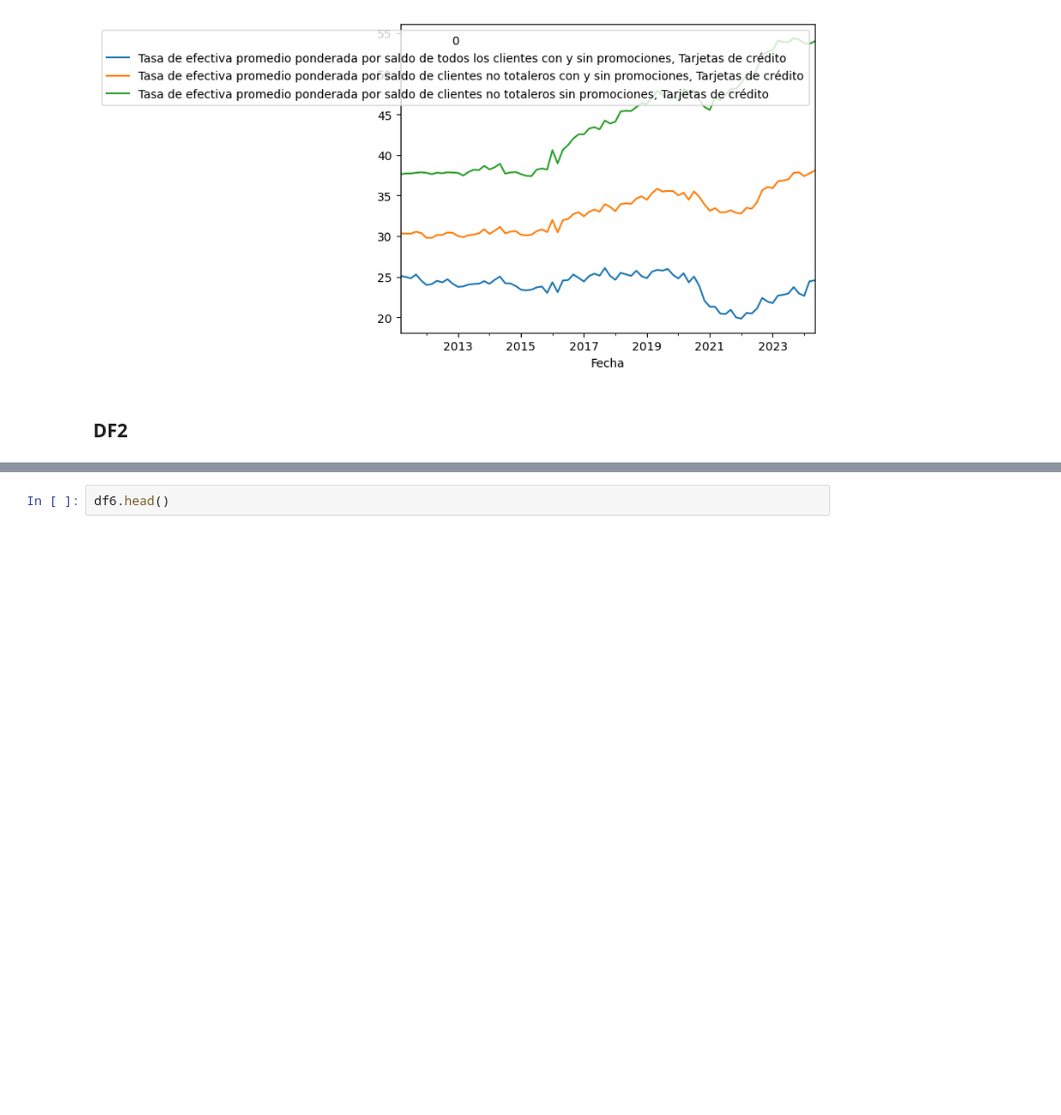
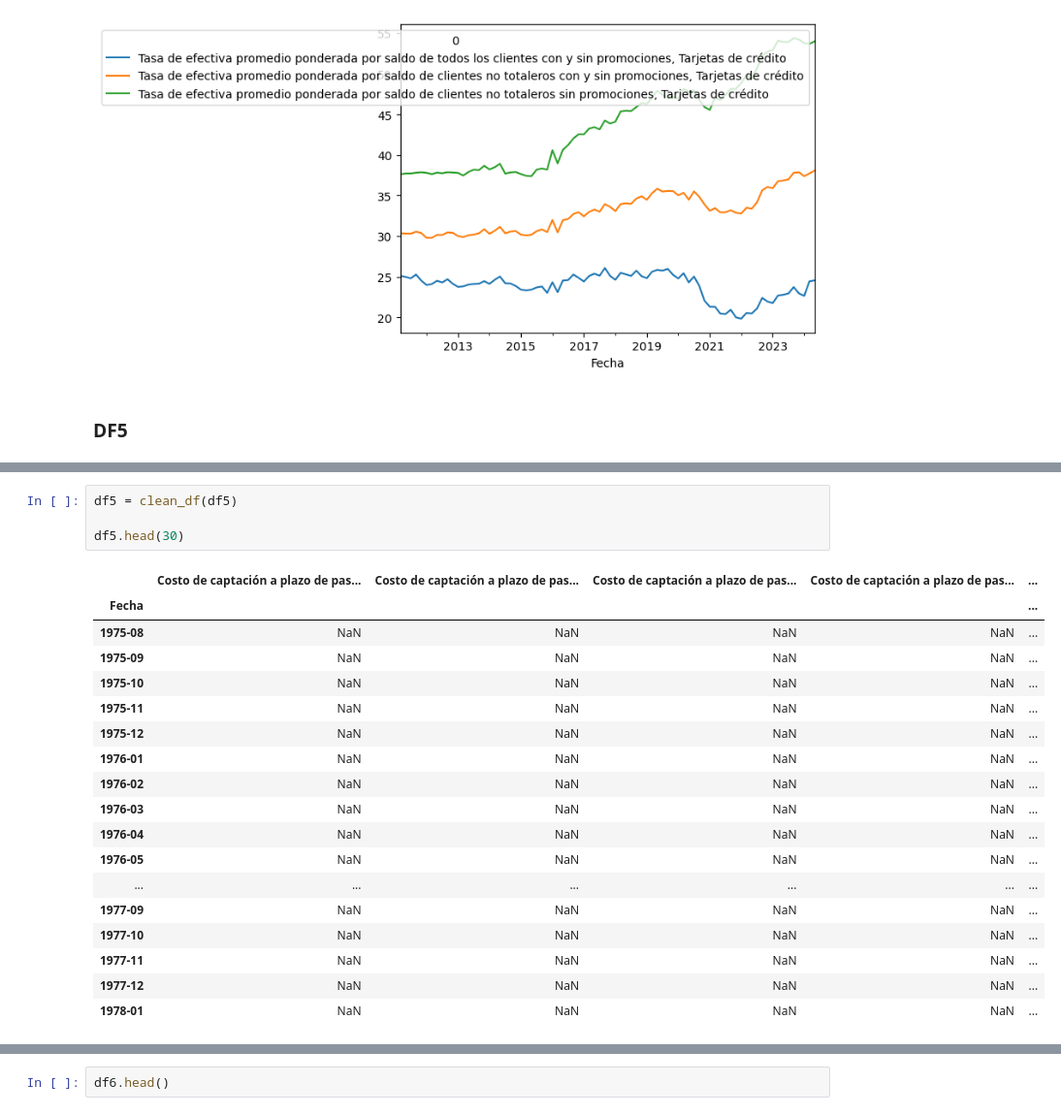
Before and after one commit to heritaco/Data-Mining, a Jupyter notebook: 03-Tasas-de-Interes-al-Consumo/02-explore-data.ipynb, the cells around one changed output, grey strips where cells are left out. Shown at 97% size. Cells and saved outputs as stored; diff of their text form; blank space fills up the shorter version.

```diff
--- a/03-Tasas-de-Interes-al-Consumo/02-explore-data.ipynb
+++ b/03-Tasas-de-Interes-al-Consumo/02-explore-data.ipynb
@@ -262,7 +252,7 @@ df4.plot()
 <Axes: xlabel='Fecha'>
 [figure]
 # %% [markdown]
-### DF2
+### DF5
 # %%
 df5.head()
 # %% [output]
@@ -272,3 +262,26 @@ df5.head()
 | 2 | 1975-10-01 00:00:00 | N/E | N/E | N/E | N/E | ... |
 | 3 | 1975-11-01 00:00:00 | N/E | N/E | N/E | N/E | ... |
 | 4 | 1975-12-01 00:00:00 | N/E | N/E | N/E | N/E | ... |
+# %%
+df5 = clean_df(df5)
+
+df5.head(30)
+# %% [output]
+|  | Costo de captación a plazo de pas... | Costo de captación a plazo de pas... | Costo de captación a plazo de pas... | Costo de captación a plazo de pas... | ... |
+| Fecha |  |  |  |  | ... |
+| 1975-08 | NaN | NaN | NaN | NaN | ... |
+| 1975-09 | NaN | NaN | NaN | NaN | ... |
+| 1975-10 | NaN | NaN | NaN | NaN | ... |
+| 1975-11 | NaN | NaN | NaN | NaN | ... |
+| 1975-12 | NaN | NaN | NaN | NaN | ... |
+| 1976-01 | NaN | NaN | NaN | NaN | ... |
+| 1976-02 | NaN | NaN | NaN | NaN | ... |
+| 1976-03 | NaN | NaN | NaN | NaN | ... |
+| 1976-04 | NaN | NaN | NaN | NaN | ... |
+| 1976-05 | NaN | NaN | NaN | NaN | ... |
+| ... | ... | ... | ... | ... | ... |
+| 1977-09 | NaN | NaN | NaN | NaN | ... |
+| 1977-10 | NaN | NaN | NaN | NaN | ... |
+| 1977-11 | NaN | NaN | NaN | NaN | ... |
+| 1977-12 | NaN | NaN | NaN | NaN | ... |
+| 1978-01 | NaN | NaN | NaN | NaN | ... |
```
Also changed, not shown: parts of 8 cells of this notebook.
